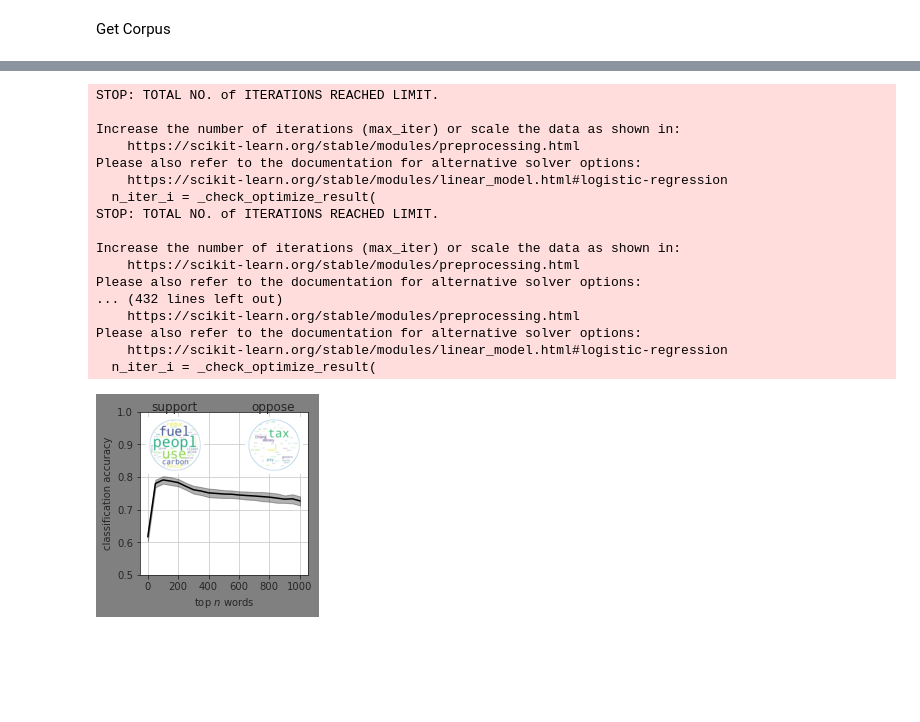
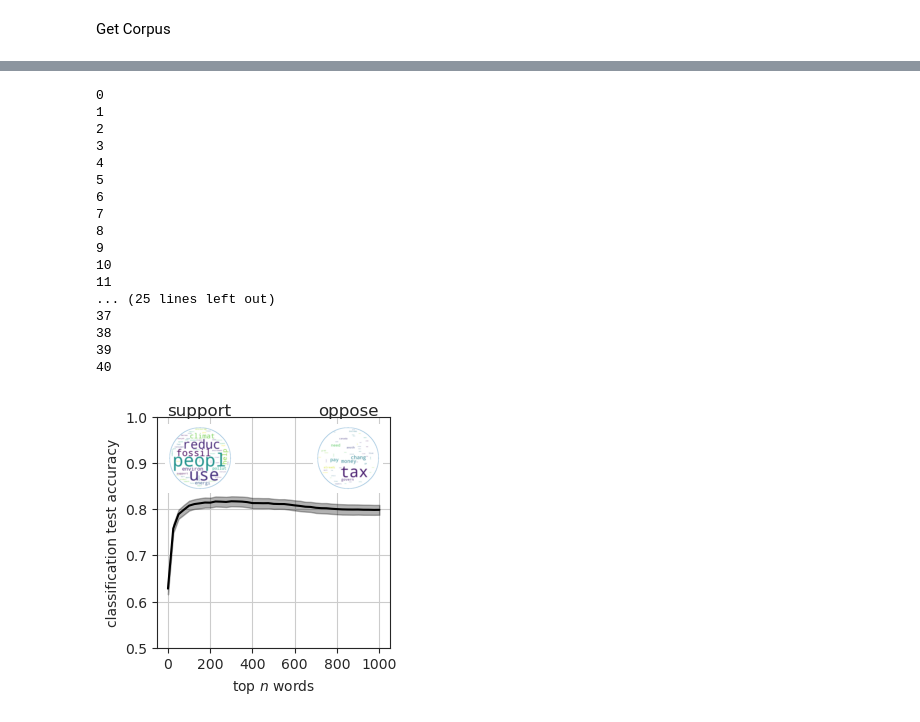
Before and after one commit to mptouzel/PuelmaTouzel_EDS_2024_carbontax, a Jupyter notebook: code/notebooks/Figures_2_and_3_Demographics_of_Support_and Wordlevel_representations.ipynb, the cells around one changed output, grey strips where cells are left out. Drawn from its saved outputs; the diff is of its cells as text; code cells hidden in the pictures; blank space fills up the shorter version.

```diff
--- a/code/notebooks/Figures_2_and_3_Demographics_of_Support_and Wordlevel_representations.ipynb
+++ b/code/notebooks/Figures_2_and_3_Demographics_of_Support_and Wordlevel_representations.ipynb
@@ -352,7 +188,9 @@ from matplotlib.ticker import NullFormatter
 pycolors=['#1f77b4', '#ff7f0e', '#2ca02c', '#d62728', '#9467bd', '#8c564b', '#e377c2', '#7f7f7f', '#bcbd22', '#17becf']
 
 vectorizer = CountVectorizer(stop_words='english')
-vecs = vectorizer.fit_transform(list(fdf.resclean.values))
+word_rep=fdf.loc[fdf.restype.isin(['support','oppose']),['restype','resclean']].reset_index(drop=True)
+is_target=np.array(word_rep.restype=='support')
+vecs = vectorizer.fit_transform(list(word_rep.resclean.values))
 feature_names = vectorizer.get_feature_names_out()
 dense = vecs.todense()
 lst1 = dense.tolist()
@@ -373,2 +210,8 @@ from sklearn.linear_model import Perceptron
 from sklearn import preprocessing
+# %%
+data = df.to_numpy()
+test_frac = 0.33
+sample_size = 100
+max_iter = 500
+model = LogisticRegression(random_state=0, max_iter=max_iter)
 # %%
@@ -406,75 +258,75 @@ print(df.columns.values[sorted_inds[-50:][::-1]])
 # %%
-sample_size=50
-splitvec=[0.33]#0.01,0.05,0.1,0.2,0.4]
-topkvec=range(1,1002,50)
-topkstore=np.zeros((sample_size,21,len(splitvec)))
+splitvec=[test_frac]#0.01,0.05,0.1,0.2,0.4]
+
+max_number_words=1001
+step_size=25
+topkvec=range(1,max_number_words+1,step_size)
+topkstore=np.zeros((sample_size,int(max_number_words/step_size)+1,len(splitvec)))
 
 for tit,topk in enumerate(topkvec):
+    print(tit)
     topklist=list(sorted_inds[:topk])+list(sorted_inds[-topk:])
     datatmp=data[:,topklist]
     scaler = preprocessing.MaxAbsScaler().fit(datatmp)
-    datatmp = scaler.transform(datatmp)
-    for sit,test_size in enumerate(splitvec):
+    rescaled_data = scaler.transform(datatmp)
+    for sit,frac in enumerate(splitvec):
         scores=[]
         for sample in range(sample_size):
-            X_train, X_test, y_train, y_test=train_test_split(datatmp,cond_support,test_size=test_size,random_state=1+sample)
-            clf=LogisticRegression(random_state=0,penalty='none',max_iter=2000).fit(X_train,y_train)
+            X_train, X_test, y_train, y_test=train_test_split(rescaled_data,is_target,test_size=frac,random_state=1+sample)
+            clf=model.fit(X_train,y_train)
             scores.append(clf.score(X_test,y_test))
         topkstore[:,tit,sit]=scores
 # %% [output]
-STOP: TOTAL NO. of ITERATIONS REACHED LIMIT.
-
-Increase the number of iterations (max_iter) or scale the data as shown in:
-    https://scikit-learn.org/stable/modules/preprocessing.html
-Please also refer to the documentation for alternative solver options:
-    https://scikit-learn.org/stable/modules/linear_model.html#logistic-regression
-  n_iter_i = _check_optimize_result(
-STOP: TOTAL NO. of ITERATIONS REACHED LIMIT.
-
-Increase the number of iterations (max_iter) or scale the data as shown in:
-    https://scikit-learn.org/stable/modules/preprocessing.html
-Please also refer to the documentation for alternative solver options:
-... (432 lines left out)
-    https://scikit-learn.org/stable/modules/preprocessing.html
-Please also refer to the documentation for alternative solver options:
-    https://scikit-learn.org/stable/modules/linear_model.html#logistic-regression
-  n_iter_i = _check_optimize_result(
+0
+1
+2
+3
+4
+5
+6
+7
+8
+9
+10
+11
+... (25 lines left out)
+37
+38
+39
+40
 # %%
 for sit,test_size in enumerate(splitvec):
     fig,ax=pl.subplots(figsize=(3,3))
-#     dftmpp=pd.DataFrame(topkstore[:,:,sit]),columns=('sample','word')
 
-    ax.fill_between(range(1,1002,50),np.mean(topkstore[:,:,sit],axis=0)-np.std(topkstore[:,:,sit],axis=0),
+    ax.fill_between(topkvec,np.mean(topkstore[:,:,sit],axis=0)-np.std(topkstore[:,:,sit],axis=0),
                     np.mean(topkstore[:,:,sit],axis=0)+np.std(topkstore[:,:,sit],axis=0),color='black',alpha=0.3,interpolate=True)
-    ax.plot(range(1,1002,50),np.mean(topkstore[:,:,sit],axis=0),'k-')
+    ax.plot(topkvec,np.mean(topkstore[:,:,sit],axis=0),'k-')
     ax.set_ylim(0.5,1)
     ax.set_xticks(np.arange(0,1001,200))
-    ax.set_ylabel('classification accuracy')
+    ax.set_ylabel('classification test accuracy')
     ax.set_xlabel(r'top $n$ words')
     from mpl_toolkits.axes_grid1.inset_locator import inset_axes
     from wordcloud import WordCloud
     for it in range(2):
         if it==0:
             topklist=list(sorted_inds[:200])
             strvar='oppose'
         else:
             topklist=list(sorted_inds[-200:])
             strvar='support'
         x,y =np.ogrid[:300,:300]
         mask = (x -150)**2+(y-150)**2>130**2
         mask=255*mask.astype(int)
         pycolors=['#1f77b4', '#ff7f0e', '#2ca02c', '#d62728', '#9467bd', '#8c564b', '#e377c2', '#7f7f7f', '#bcbd22', '#17becf']
 
-        wc=WordCloud(background_color='white', mask=mask, max_words=50,contour_color=pycolors[0],contour_width=0.1,relative_scaling=1)
+        wc=WordCloud(background_color="white", mask=mask, max_words=50,contour_color=pycolors[0],contour_width=0.1,relative_scaling=1)
 
-        frequencies=np.fabs(np.mean(df.to_numpy(),axis=0))
+        frequencies=np.fabs(np.mean(data,axis=0))
         wc.generate_from_frequencies(dict(zip(df.columns.values[topklist],frequencies[topklist])))
-        #                 wc.generate_from_frequencies(df.loc[fdf[field_name]==val,:].T.sum(axis=1))
-        #                 wc.generate(' '.join(fdf.loc[fdf[field_name]==val,'resclean']))
-        axt = inset_axes(ax,width='35%',height='35%',loc=it+1)
+        axt = inset_axes(ax,width='30%',height='30%',loc=it+1)
         axt.imshow(wc,interpolation='bilinear')
         axt.set_title(strvar)
         axt.axis('off')
     fig.savefig(fig_dir+"_accuracy_responses_maxscale.png", transparent=True,bbox_inches="tight",dpi=300)
 # %% [output]
-[figure, old version]
+[figure, new version]
```
Also changed, not shown: parts of 19 cells of this notebook, 5 other files.
